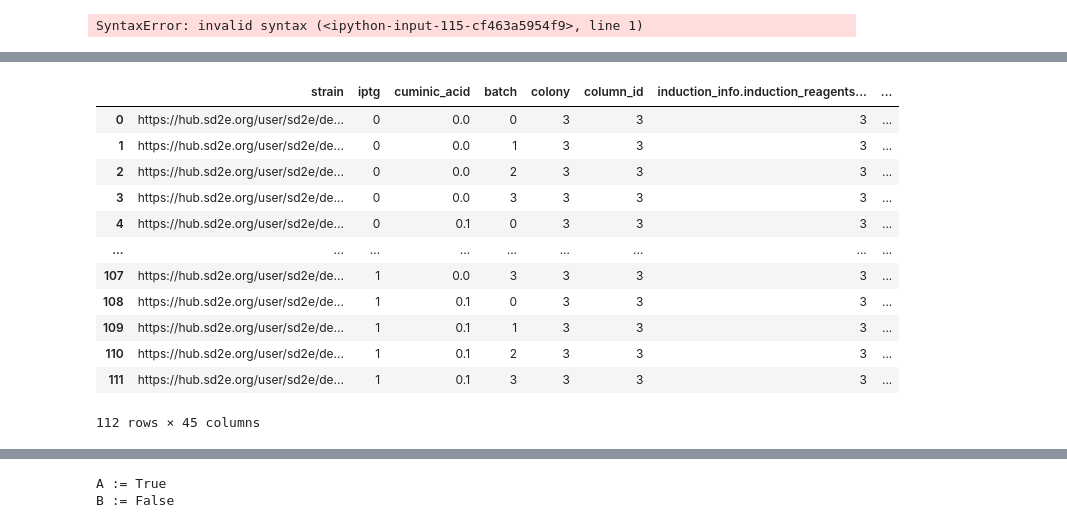
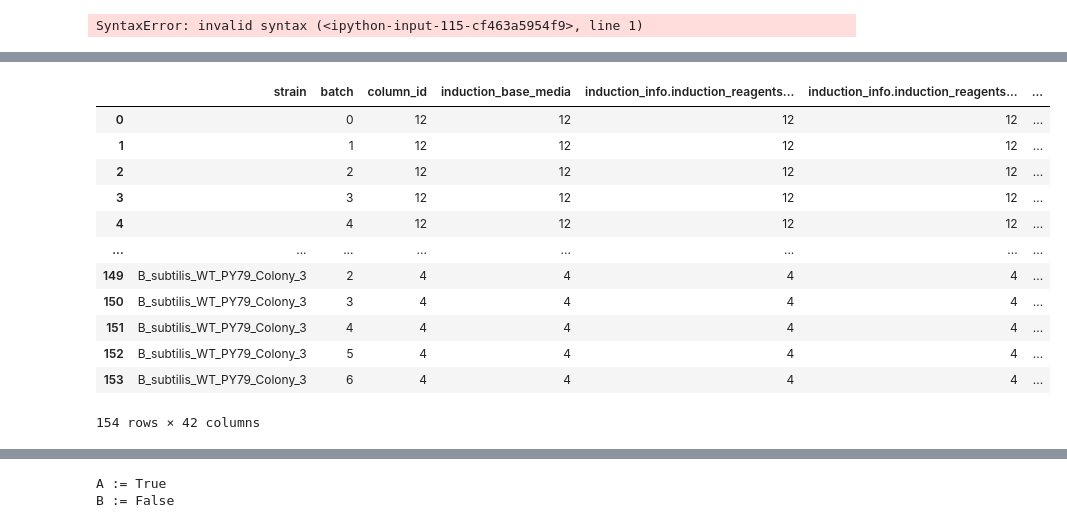
Before and after one commit to SD2E/pysd2cat, a Jupyter notebook: notebooks/scratch.ipynb, the cells around one changed output, grey strips where cells are left out. Drawn from its saved outputs; the diff is of its cells as text; code cells hidden in the pictures.

```diff
--- a/notebooks/scratch.ipynb
+++ b/notebooks/scratch.ipynb
@@ -177,30 +188,30 @@ df
 # %%
 #df.lab_id
 #f.loc[df.batch==1] #.drop(columns='id').drop_duplicates()
 #df.drop(columns='timepoint').drop_duplicates().groupby([  "strain"]).agg(len)
 #df.drop(columns=['timepoint', 'measurement_type']).drop_duplicates().groupby([ 'strain',  'beta_estradiol_concentration', 'batch']).agg(len).reset_index()
-df.drop(columns=['timepoint', 'measurement_type']).drop_duplicates().groupby([ 'strain',  'iptg', 'cuminic_acid', 'batch']).agg(len).reset_index()
+df.drop(columns=['timepoint', 'measurement_type']).drop_duplicates().groupby([ 'strain',  'batch']).agg(len).reset_index()
 
 #df.loc[df['beta_estradiol_concentration'].isna()].strain.value_counts()
 #df.strain.unique()
 #df.lab_id.unique()
 #df.measurement_type.unique()
 #df.columns
 #len(df.drop(columns=['timepoint', 'measurement_type']).drop_duplicates().loc[df.strain == 'UWBF_24926'])
 #len(df.loc[df.strain == 'UWBF_24952'])
 # %% [output]
-|  | strain | iptg | cuminic_acid | batch | colony | column_id | induction_info.induction_reagents... | ... |
-| 0 | https://hub.sd2e.org/user/sd2e/de... | 0 | 0.0 | 0 | 3 | 3 | 3 | ... |
-| 1 | https://hub.sd2e.org/user/sd2e/de... | 0 | 0.0 | 1 | 3 | 3 | 3 | ... |
-| 2 | https://hub.sd2e.org/user/sd2e/de... | 0 | 0.0 | 2 | 3 | 3 | 3 | ... |
-| 3 | https://hub.sd2e.org/user/sd2e/de... | 0 | 0.0 | 3 | 3 | 3 | 3 | ... |
-| 4 | https://hub.sd2e.org/user/sd2e/de... | 0 | 0.1 | 0 | 3 | 3 | 3 | ... |
-| ... | ... | ... | ... | ... | ... | ... | ... | ... |
-| 107 | https://hub.sd2e.org/user/sd2e/de... | 1 | 0.0 | 3 | 3 | 3 | 3 | ... |
-| 108 | https://hub.sd2e.org/user/sd2e/de... | 1 | 0.1 | 0 | 3 | 3 | 3 | ... |
-| 109 | https://hub.sd2e.org/user/sd2e/de... | 1 | 0.1 | 1 | 3 | 3 | 3 | ... |
-| 110 | https://hub.sd2e.org/user/sd2e/de... | 1 | 0.1 | 2 | 3 | 3 | 3 | ... |
-| 111 | https://hub.sd2e.org/user/sd2e/de... | 1 | 0.1 | 3 | 3 | 3 | 3 | ... |
+|  | strain | batch | column_id | induction_base_media | induction_info.induction_reagents... | induction_info.induction_reagents... | ... |
+| 0 |  | 0 | 12 | 12 | 12 | 12 | ... |
+| 1 |  | 1 | 12 | 12 | 12 | 12 | ... |
+| 2 |  | 2 | 12 | 12 | 12 | 12 | ... |
+| 3 |  | 3 | 12 | 12 | 12 | 12 | ... |
+| 4 |  | 4 | 12 | 12 | 12 | 12 | ... |
+| ... | ... | ... | ... | ... | ... | ... | ... |
+| 149 | B_subtilis_WT_PY79_Colony_3 | 2 | 4 | 4 | 4 | 4 | ... |
+| 150 | B_subtilis_WT_PY79_Colony_3 | 3 | 4 | 4 | 4 | 4 | ... |
+| 151 | B_subtilis_WT_PY79_Colony_3 | 4 | 4 | 4 | 4 | 4 | ... |
+| 152 | B_subtilis_WT_PY79_Colony_3 | 5 | 4 | 4 | 4 | 4 | ... |
+| 153 | B_subtilis_WT_PY79_Colony_3 | 6 | 4 | 4 | 4 | 4 | ... |
-112 rows × 45 columns
+154 rows × 42 columns
 # %%
 #df.loc[(df.timepoint==8.0) & (df.iptg == 0) & (df.cuminic_acid == 0) & (df.temperature ==30) & (df.colony==1) & (df.strain == "https://hub.sd2e.org/user/sd2e/design/B_subtilis_GFP_min/1")]
```
Also changed, not shown: parts of 7 cells of this notebook, 2 other files.
